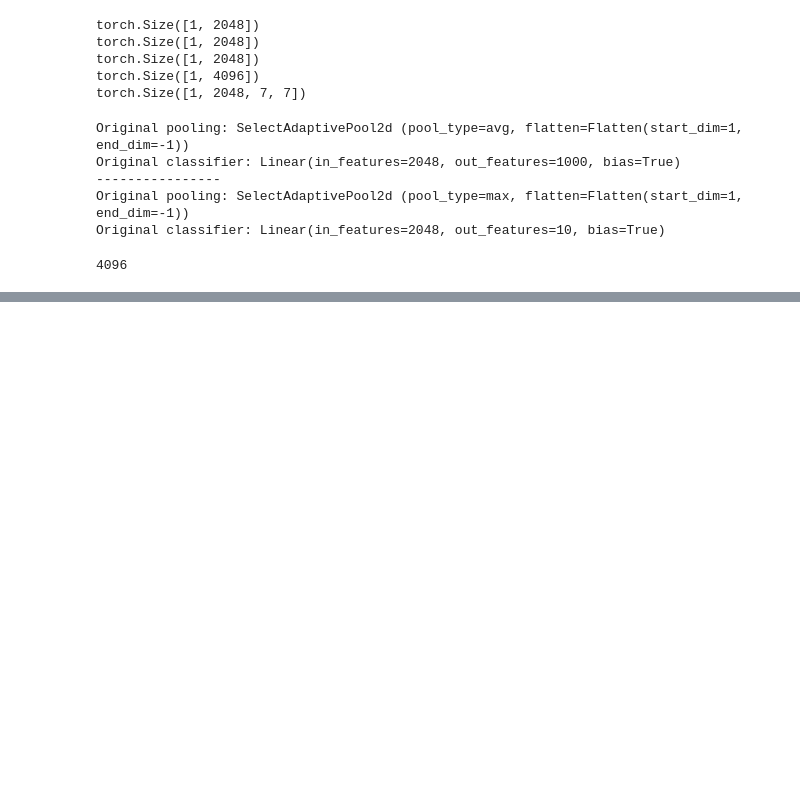
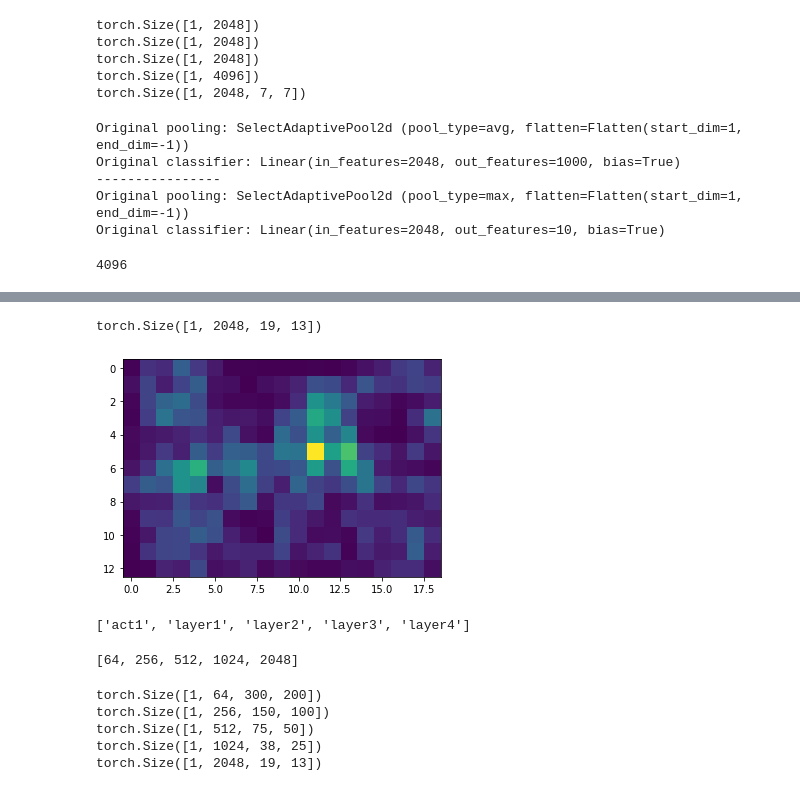
Before and after one commit to chenzhouuu/tokenlabeling_covid, a Jupyter notebook: timm_tutorial.ipynb, the cells around one changed output, grey strips where cells are left out. Saved outputs shown, nothing was run; the diff lists cells and outputs as text; code cells hidden in the pictures; blank space fills up the shorter version.

```diff
--- a/timm_tutorial.ipynb
+++ b/timm_tutorial.ipynb
@@ -74,0 +99,3 @@ model.fc = nn.Sequential(
+# %%
+model = timm.create_model('resnet50d', pretrained=True)
+model.default_cfg
@@ -74,0 +114,13 @@ model.fc = nn.Sequential(
+# %%
+# final feature map
+feature_output = model.forward_features(image); feature_output.shape
+# %% [output]
+torch.Size([1, 2048, 19, 13])
+# %%
+def visualise_feature_output(t):
+    plt.imshow(t[0].transpose(0,2).sum(-1).detach().numpy())
+    plt.show()
+# %%
+visualise_feature_output(feature_output)
+# %% [output]
+[figure, added]
@@ -74,0 +129,18 @@ model.fc = nn.Sequential(
+# %%
+model.feature_info.module_name()
+# %% [output]
+['act1', 'layer1', 'layer2', 'layer3', 'layer4']
+# %%
+model.feature_info.channels()
+# %% [output]
+[64, 256, 512, 1024, 2048]
+# %%
+out = model(image)
+for o in out:
+    print(o.shape)
+# %% [output]
+torch.Size([1, 64, 300, 200])
+torch.Size([1, 256, 150, 100])
+torch.Size([1, 512, 75, 50])
+torch.Size([1, 1024, 38, 25])
+torch.Size([1, 2048, 19, 13])
```
Also changed, not shown: parts of 33 cells of this notebook, 2 other files.
